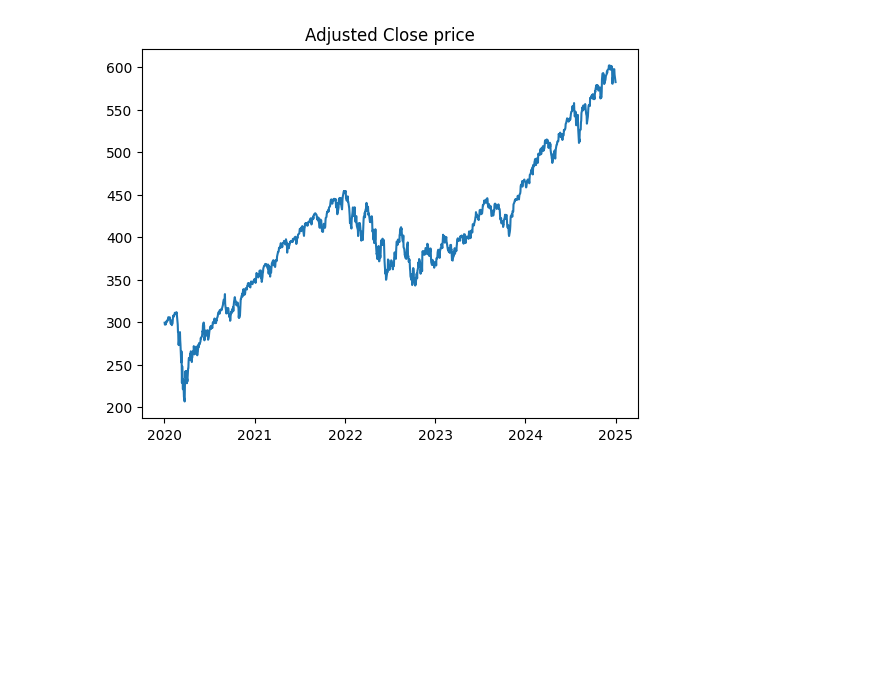
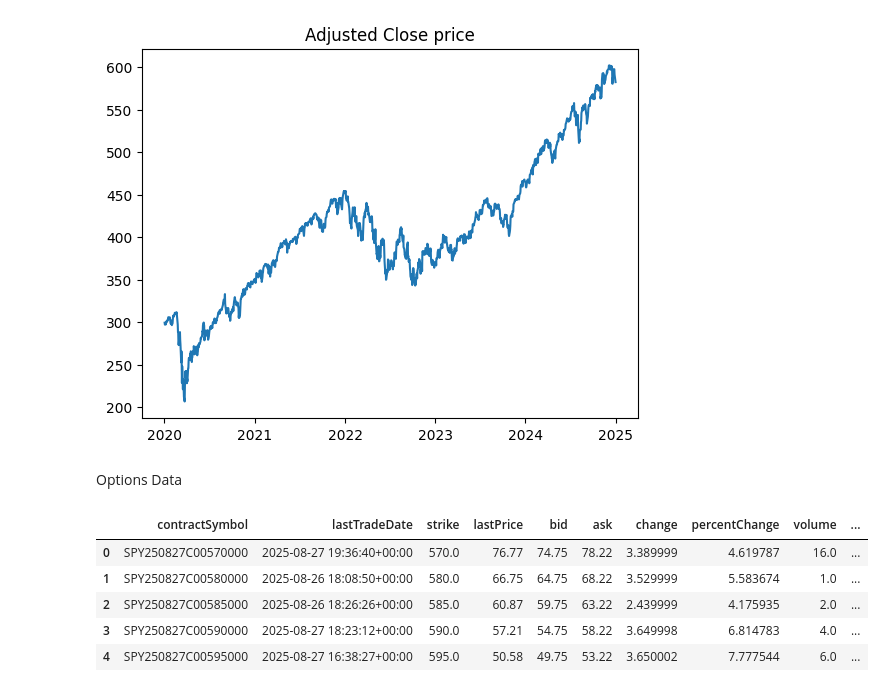
Before and after one commit to poseidonyash/vol_estimation, a Jupyter notebook: data.ipynb, the cells around one changed output. Saved outputs shown, nothing was run; the diff lists cells and outputs as text; code cells hidden in the pictures; blank space fills up the shorter version.

```diff
--- a/data.ipynb
+++ b/data.ipynb
@@ -61,3 +61,17 @@ plt.show()
 # %% [output]
 [figure]
 [figure]
+# %% [markdown]
+Options Data
+# %%
+ticker = yf.Ticker("SPY")
+expirations = ticker.options
+Option_chain_call = ticker.option_chain(expirations[0]).calls
+Option_chain_puts = ticker.option_chain(expirations[0]).puts
+# %% [output]
+|  | contractSymbol | lastTradeDate | strike | lastPrice | bid | ask | change | percentChange | volume | ... |
+| 0 | SPY250827C00570000 | 2025-08-27 19:36:40+00:00 | 570.0 | 76.77 | 74.75 | 78.22 | 3.389999 | 4.619787 | 16.0 | ... |
+| 1 | SPY250827C00580000 | 2025-08-26 18:08:50+00:00 | 580.0 | 66.75 | 64.75 | 68.22 | 3.529999 | 5.583674 | 1.0 | ... |
+| 2 | SPY250827C00585000 | 2025-08-26 18:26:26+00:00 | 585.0 | 60.87 | 59.75 | 63.22 | 2.439999 | 4.175935 | 2.0 | ... |
+| 3 | SPY250827C00590000 | 2025-08-27 18:23:12+00:00 | 590.0 | 57.21 | 54.75 | 58.22 | 3.649998 | 6.814783 | 4.0 | ... |
+| 4 | SPY250827C00595000 | 2025-08-27 16:38:27+00:00 | 595.0 | 50.58 | 49.75 | 53.22 | 3.650002 | 7.777544 | 6.0 | ... |
```
Also changed, not shown: parts of 1 cell of this notebook.
